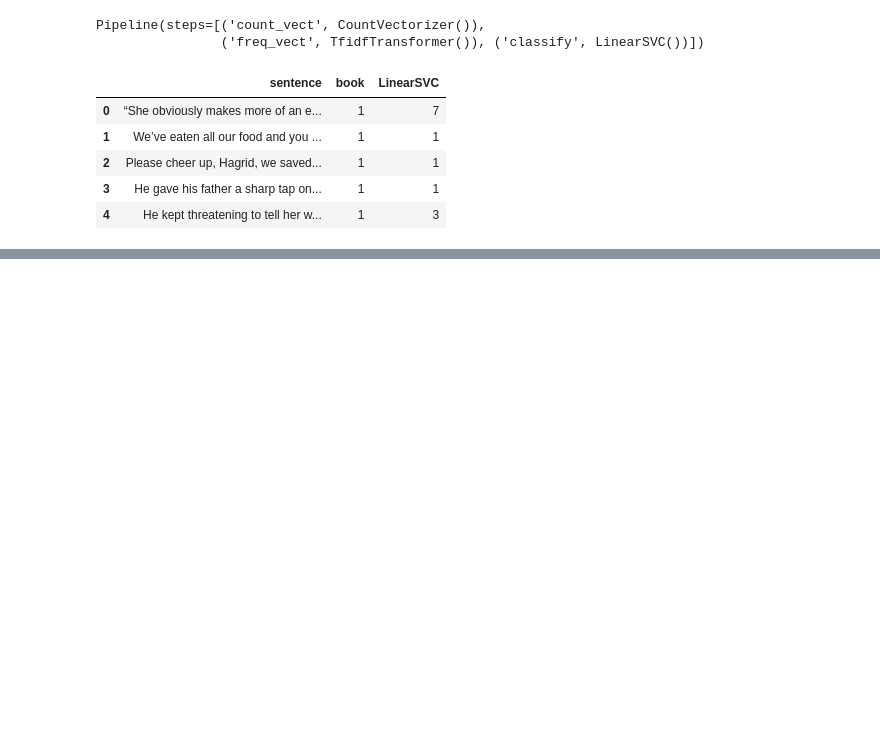
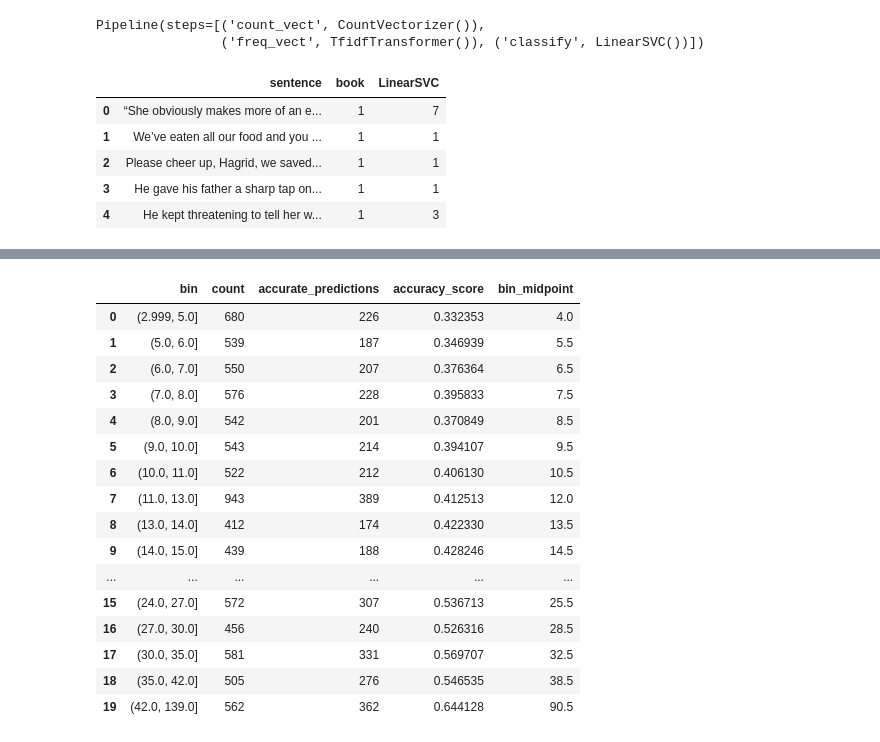
Before and after one commit to alexis-raymond/NLP-Classification-HP-Books, a Jupyter notebook: optimize-final-model.ipynb, the cells around one changed output, grey strips where cells are left out. Cells and saved outputs as stored; diff of their text form; code cells hidden in the pictures; blank space fills up the shorter version.

```diff
--- a/optimize-final-model.ipynb
+++ b/optimize-final-model.ipynb
@@ -97,0 +97,9 @@ The first activity to improve the model's performance is to analyze the sentence
+# %%
+# extract the pre-process and tokenize functions from the pipelines
+vectorizer = CountVectorizer()
+preprocess = vectorizer.build_analyzer()
+
+# add a column in the dataframe with the tokenized version of the sentence
+hp_sentences_val["tokens"] = hp_sentences_val["sentence"].apply(preprocess)
+
+hp_sentences_val.head()
@@ -97,0 +160,30 @@ The first activity to improve the model's performance is to analyze the sentence
+# %%
+# create new dataframe with the total count and accurate predictions per bin
+df_length_binned = hp_sentences_val.groupby("bin")["score"].agg(["count", "sum"]).rename(columns = {"sum": "accurate_predictions"}).reset_index()
+
+# add a column with the accuracy score per bin
+df_length_binned["accuracy_score"] = df_length_binned["accurate_predictions"] / df_length_binned["count"]
+
+# add a column with the midpoint of the bin for plotting purposes
+df_length_binned["bin_midpoint"] = df_length_binned["bin"].apply(lambda interval: round(interval.mid, 1))
+
+# display the new dataframe
+df_length_binned
+# %% [output]
+|  | bin | count | accurate_predictions | accuracy_score | bin_midpoint |
+| 0 | (2.999, 5.0] | 680 | 226 | 0.332353 | 4.0 |
+| 1 | (5.0, 6.0] | 539 | 187 | 0.346939 | 5.5 |
+| 2 | (6.0, 7.0] | 550 | 207 | 0.376364 | 6.5 |
+| 3 | (7.0, 8.0] | 576 | 228 | 0.395833 | 7.5 |
+| 4 | (8.0, 9.0] | 542 | 201 | 0.370849 | 8.5 |
+| 5 | (9.0, 10.0] | 543 | 214 | 0.394107 | 9.5 |
+| 6 | (10.0, 11.0] | 522 | 212 | 0.406130 | 10.5 |
+| 7 | (11.0, 13.0] | 943 | 389 | 0.412513 | 12.0 |
+| 8 | (13.0, 14.0] | 412 | 174 | 0.422330 | 13.5 |
+| 9 | (14.0, 15.0] | 439 | 188 | 0.428246 | 14.5 |
+| ... | ... | ... | ... | ... | ... |
+| 15 | (24.0, 27.0] | 572 | 307 | 0.536713 | 25.5 |
+| 16 | (27.0, 30.0] | 456 | 240 | 0.526316 | 28.5 |
+| 17 | (30.0, 35.0] | 581 | 331 | 0.569707 | 32.5 |
+| 18 | (35.0, 42.0] | 505 | 276 | 0.546535 | 38.5 |
+| 19 | (42.0, 139.0] | 562 | 362 | 0.644128 | 90.5 |
```
Also changed, not shown: parts of 12 cells of this notebook.
